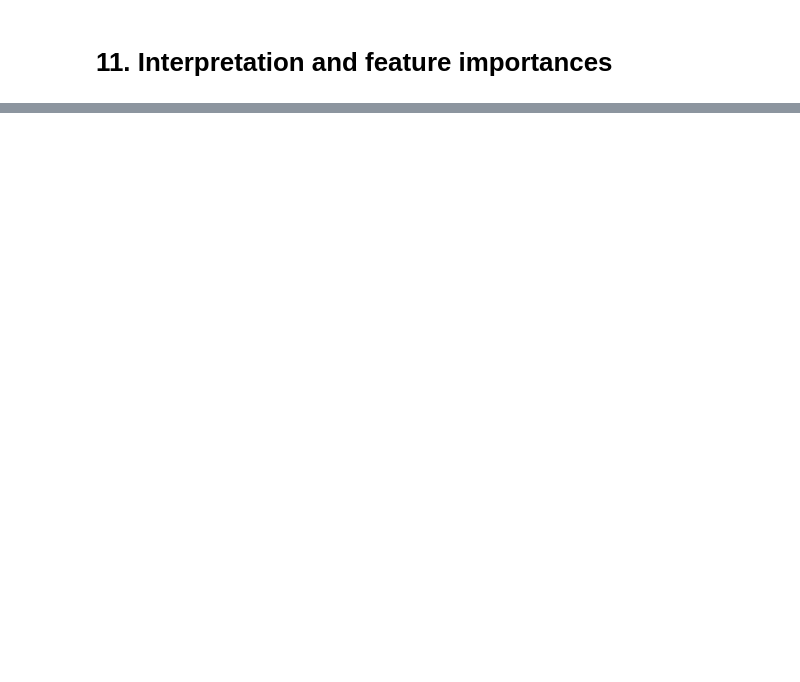
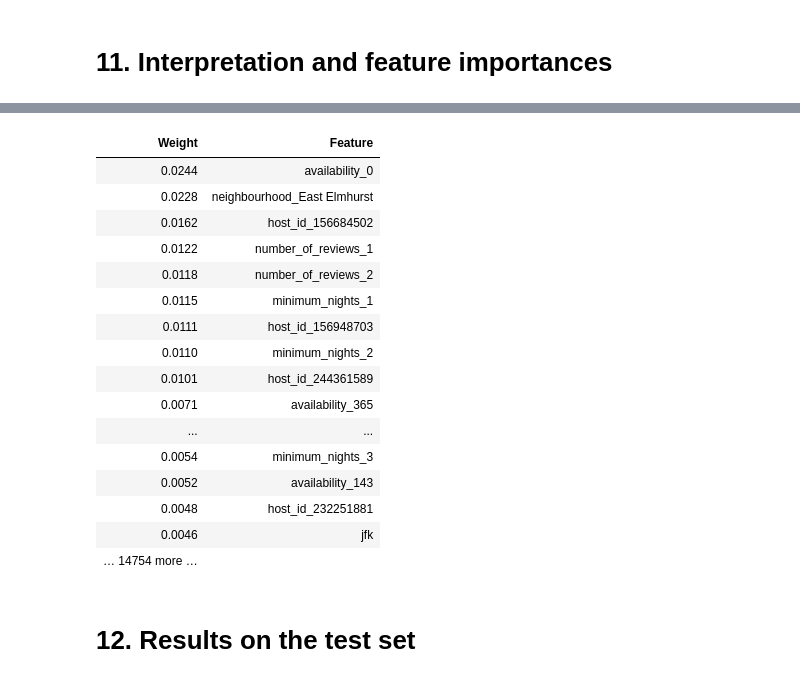
Before and after one commit to Suraporn/airBnB_data_analysis, a Jupyter notebook: airbnb.ipynb, the cells around one changed output, grey strips where cells are left out. Saved outputs shown, nothing was run; the diff lists cells and outputs as text; code cells hidden in the pictures; blank space fills up the shorter version.

```diff
--- a/airbnb.ipynb
+++ b/airbnb.ipynb
@@ -1281,0 +1322,37 @@ param_cat
+# %%
+import eli5
+
+numerical_features = ['latitude', 'longitude', 'calculated_host_listings_count',
+                      'n_words', 'vader_sentiment', 'rel_char_len']
+log_features = ['price']
+categorical_features = ['host_id', 'neighbourhood_group', 'neighbourhood', 'room_type',
+                        'minimum_nights', 'number_of_reviews', 'availability']
+text_features = ['name']
+drop_features = []
+
+feature_names = (numerical_features +
+                log_features +
+                random_search_xgb.best_estimator_.named_steps["columntransformer"].named_transformers_["onehotencoder"].get_feature_names_out().tolist() +
+                random_search_xgb.best_estimator_.named_steps["columntransformer"].named_transformers_["countvectorizer"].get_feature_names_out().tolist())
+
+eli5.explain_weights(random_search_xgb.best_estimator_.named_steps["xgbregressor"],feature_names=feature_names)
+# %% [output]
+| Weight | Feature |
+| 0.0244 | availability_0 |
+| 0.0228 | neighbourhood_East Elmhurst |
+| 0.0162 | host_id_156684502 |
+| 0.0122 | number_of_reviews_1 |
+| 0.0118 | number_of_reviews_2 |
+| 0.0115 | minimum_nights_1 |
+| 0.0111 | host_id_156948703 |
+| 0.0110 | minimum_nights_2 |
+| 0.0101 | host_id_244361589 |
+| 0.0071 | availability_365 |
+| ... | ... |
+| 0.0054 | minimum_nights_3 |
+| 0.0052 | availability_143 |
+| 0.0048 | host_id_232251881 |
+| 0.0046 | jfk |
+| … 14754 more … |  |
+# %% [markdown]
+# 12. Results on the test set
```
Also changed, not shown: parts of 7 cells of this notebook.
